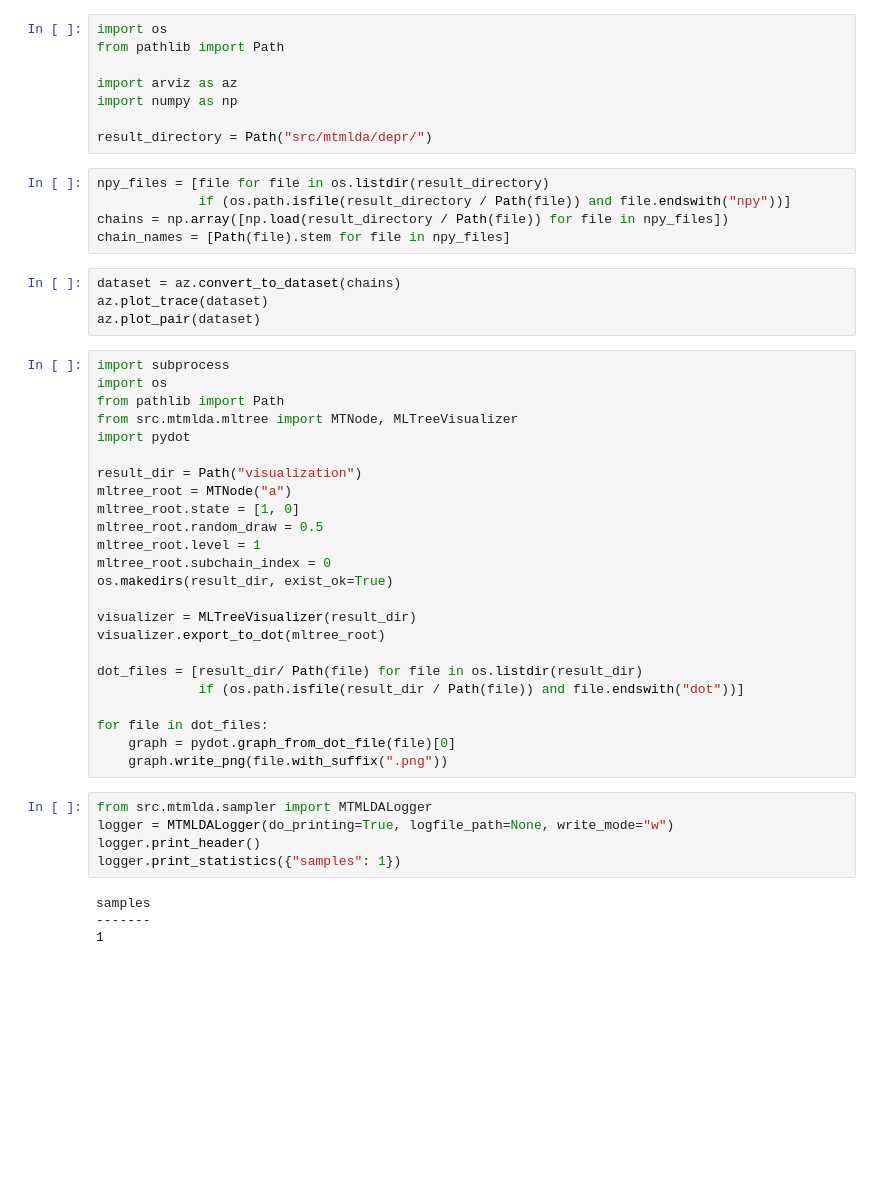
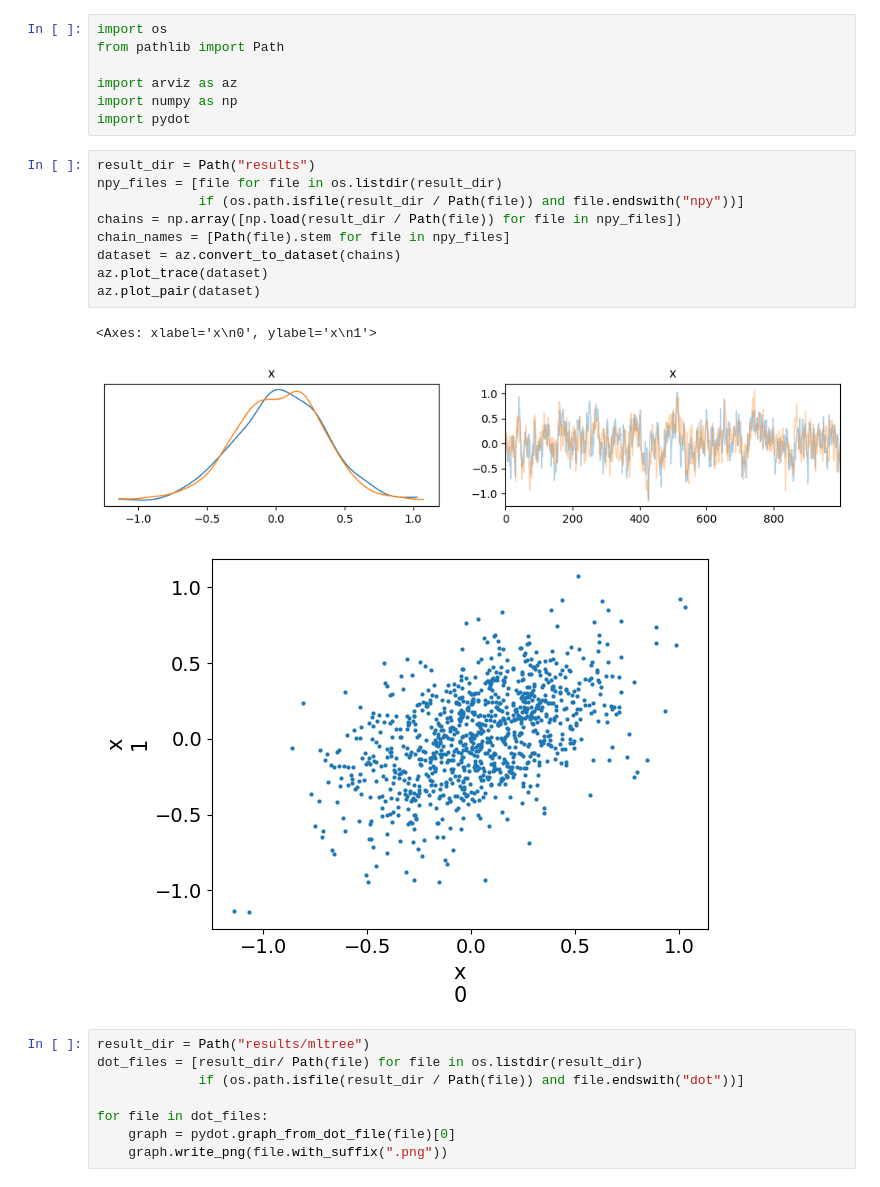
Before and after one commit to LarissaRickler/MTMLDA-1, a Jupyter notebook: postprocessing.ipynb, the cells around one changed output. Saved outputs shown, nothing was run; the diff lists cells and outputs as text; blank space fills up the shorter version.

```diff
--- a/postprocessing.ipynb
+++ b/postprocessing.ipynb
@@ -4,47 +4,25 @@ from pathlib import Path
 
 import arviz as az
 import numpy as np
-
-result_directory = Path("src/mtmlda/depr/")
+import pydot
 # %%
-npy_files = [file for file in os.listdir(result_directory)
-             if (os.path.isfile(result_directory / Path(file)) and file.endswith("npy"))]
-chains = np.array([np.load(result_directory / Path(file)) for file in npy_files])
+result_dir = Path("results")
+npy_files = [file for file in os.listdir(result_dir)
+             if (os.path.isfile(result_dir / Path(file)) and file.endswith("npy"))]
+chains = np.array([np.load(result_dir / Path(file)) for file in npy_files])
 chain_names = [Path(file).stem for file in npy_files]
+dataset = az.convert_to_dataset(chains)
+az.plot_trace(dataset)
+az.plot_pair(dataset)
+# %% [output]
+<Axes: xlabel='x\n0', ylabel='x\n1'>
+[figure, added]
+[figure, added]
-# %%
-dataset = az.convert_to_dataset(chains)
-az.plot_trace(dataset)
-az.plot_pair(dataset)
 # %%
-import subprocess
-import os
-from pathlib import Path
-from src.mtmlda.mltree import MTNode, MLTreeVisualizer
-import pydot
-
-result_dir = Path("visualization")
-mltree_root = MTNode("a")
-mltree_root.state = [1, 0]
-mltree_root.random_draw = 0.5
-mltree_root.level = 1
-mltree_root.subchain_index = 0
-os.makedirs(result_dir, exist_ok=True)
-
-visualizer = MLTreeVisualizer(result_dir)
-visualizer.export_to_dot(mltree_root)
-
+result_dir = Path("results/mltree")
 dot_files = [result_dir/ Path(file) for file in os.listdir(result_dir)
              if (os.path.isfile(result_dir / Path(file)) and file.endswith("dot"))]
 
 for file in dot_files:
     graph = pydot.graph_from_dot_file(file)[0]
     graph.write_png(file.with_suffix(".png"))
-# %%
-from src.mtmlda.sampler import MTMLDALogger
-logger = MTMLDALogger(do_printing=True, logfile_path=None, write_mode="w")
-logger.print_header()
-logger.print_statistics({"samples": 1})
-# %% [output]
-samples
--------
-1
```
Also changed, not shown: 2 other files.
